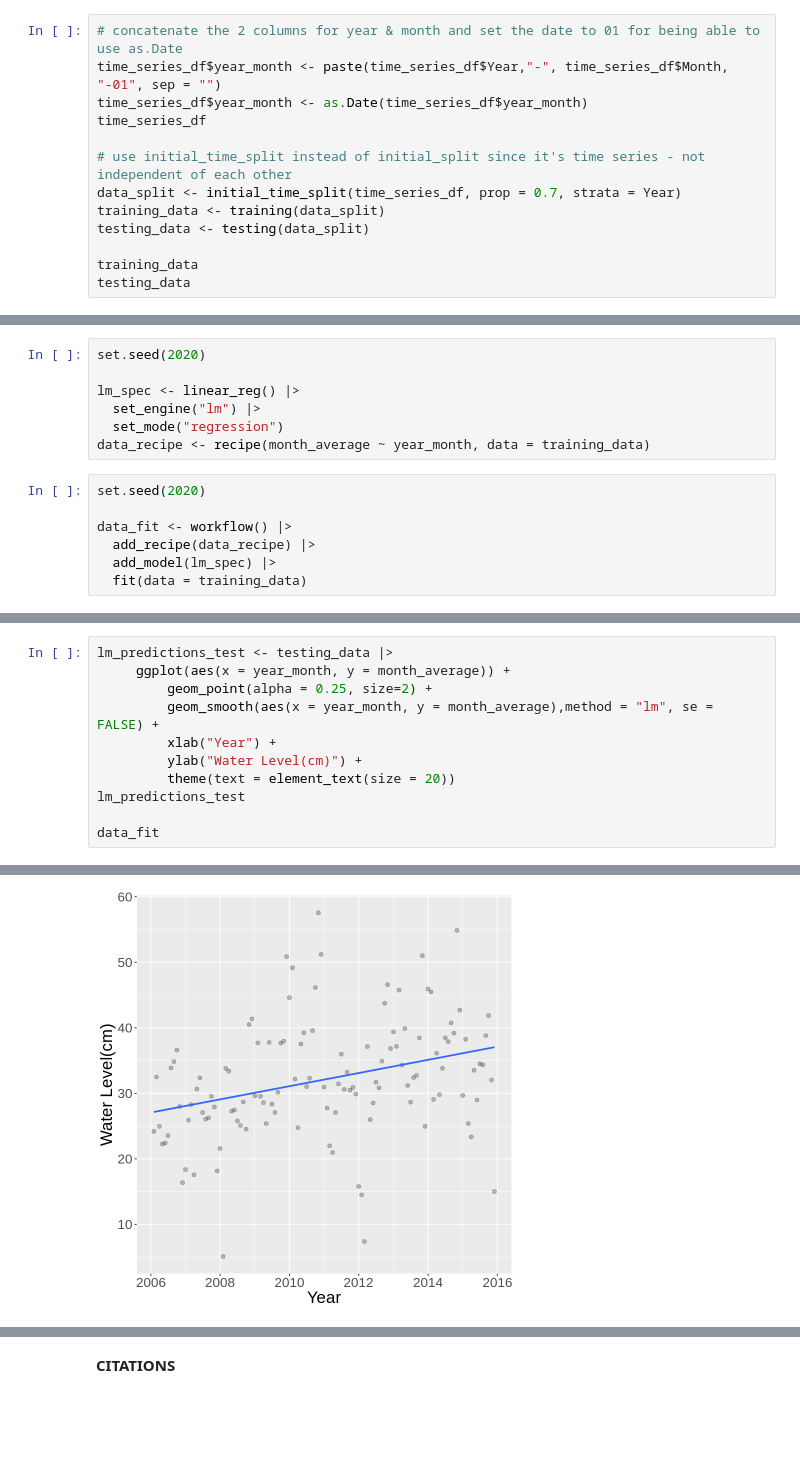
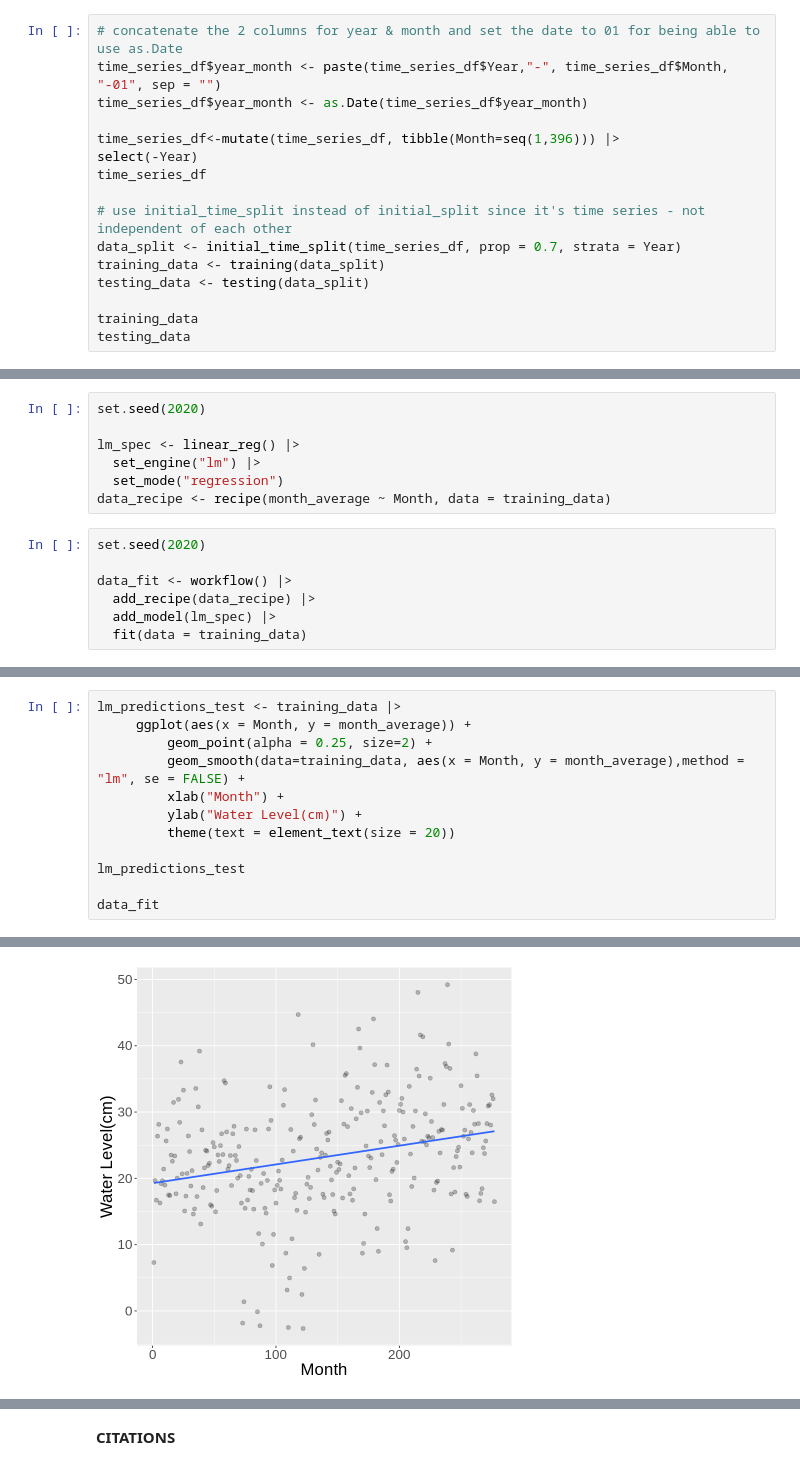
Before and after one commit to Applemyp/dsci100-group36-project, a Jupyter notebook: Group Project Report.ipynb, the cells around one changed output, grey strips where cells are left out. Drawn from its saved outputs; the diff is of its cells as text; blank space fills up the shorter version.

```diff
--- a/Group Project Report.ipynb
+++ b/Group Project Report.ipynb
@@ -75,6 +87,9 @@ Below is an initial plot of our training data. It shows the average water levels
 # concatenate the 2 columns for year & month and set the date to 01 for being able to use as.Date
 time_series_df$year_month <- paste(time_series_df$Year,"-", time_series_df$Month, "-01", sep = "")
 time_series_df$year_month <- as.Date(time_series_df$year_month)
+
+time_series_df<-mutate(time_series_df, tibble(Month=seq(1,396))) |>
+select(-Year)
 time_series_df
 
 # use initial_time_split instead of initial_split since it's time series - not independent of each other
@@ -140,7 +144,7 @@ set.seed(2020)
 lm_spec <- linear_reg() |>
   set_engine("lm") |>
   set_mode("regression")
-data_recipe <- recipe(month_average ~ year_month, data = training_data)
+data_recipe <- recipe(month_average ~ Month, data = training_data)
 # %%
 set.seed(2020)
 
@@ -175,11 +179,12 @@ lm_rmse
 # %%
-lm_predictions_test <- testing_data |>
-     ggplot(aes(x = year_month, y = month_average)) +
+lm_predictions_test <- training_data |>
+     ggplot(aes(x = Month, y = month_average)) +
          geom_point(alpha = 0.25, size=2) +
-         geom_smooth(aes(x = year_month, y = month_average),method = "lm", se = FALSE) +
-         xlab("Year") +
+         geom_smooth(data=training_data, aes(x = Month, y = month_average),method = "lm", se = FALSE) +
+         xlab("Month") +
          ylab("Water Level(cm)") +
          theme(text = element_text(size = 20))
+
 lm_predictions_test
 
 data_fit
@@ -203 +208 @@ Coefficients:
-[figure, old version]
+[figure, new version]
```
Also changed, not shown: parts of 9 cells of this notebook.
